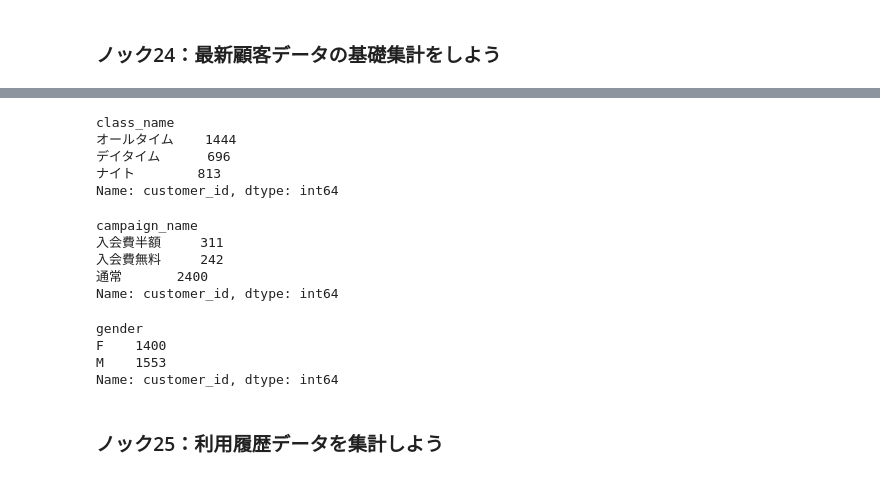
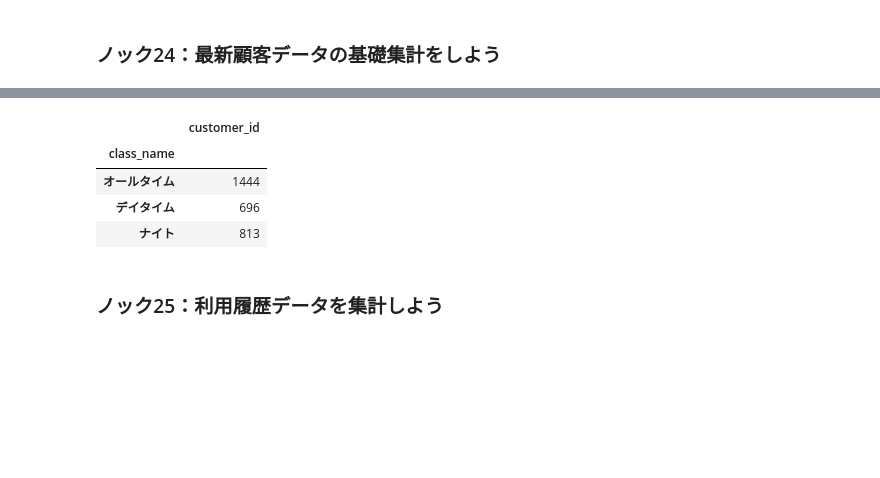
Before and after one commit to batamorphism/Coding, a Jupyter notebook: Python/Python実践データ分析100本ノック/3章/3章_顧客の全体像を把握する１０本ノック.ipynb, the cells around one changed output, grey strips where cells are left out. Saved outputs shown, nothing was run; the diff lists cells and outputs as text; code cells hidden in the pictures; blank space fills up the shorter version.

```diff
--- a/Python/Python実践データ分析100本ノック/3章/3章_顧客の全体像を把握する１０本ノック.ipynb
+++ b/Python/Python実践データ分析100本ノック/3章/3章_顧客の全体像を把握する１０本ノック.ipynb
@@ -131,8 +131,11 @@ print(len(customer_start))
 # %% [markdown]
 ### ノック24：最新顧客データの基礎集計をしよう
 # %%
-customer_join["end_date"] = pd.to_datetime(customer_join["end_date"])
-customer_newer = customer_join.loc[(customer_join["end_date"]>=pd.to_datetime("20190331"))|(customer_join["end_date"].isna())]
-print(len(customer_newer))
-customer_newer["end_date"].unique()
+customer_join.dtypes
+customer_join['end_date'] = pd.to_datetime(customer_join['end_date'])
+customer_join['end_date'].unique()
+
+max_day = max(customer_join['end_date'].dropna())
+customer_newer = customer_join.loc[(customer_join['end_date']==max_day) | (customer_join['end_date'].isna())]
+customer_newer['end_date'].unique()
 # %% [output]
@@ -142,26 +144,11 @@ array([                          'NaT', '2019-03-31T00:00:00.000000000'],
 # %%
-customer_newer.groupby("class_name").count()["customer_id"]
+customer_newer.groupby('class_name').count()[['customer_id']]
 # %% [output]
-class_name
-オールタイム    1444
-デイタイム      696
-ナイト        813
-Name: customer_id, dtype: int64
+|  | customer_id |
+| class_name |  |
+| オールタイム | 1444 |
+| デイタイム | 696 |
+| ナイト | 813 |
-# %%
-customer_newer.groupby("campaign_name").count()["customer_id"]
-# %% [output]
-campaign_name
-入会費半額     311
-入会費無料     242
-通常       2400
-Name: customer_id, dtype: int64
-# %%
-customer_newer.groupby("gender").count()["customer_id"]
-# %% [output]
-gender
-F    1400
-M    1553
-Name: customer_id, dtype: int64
 # %% [markdown]
 ### ノック25：利用履歴データを集計しよう
 # %%
```
Also changed, not shown: parts of 1 cell of this notebook, 17 other files.
